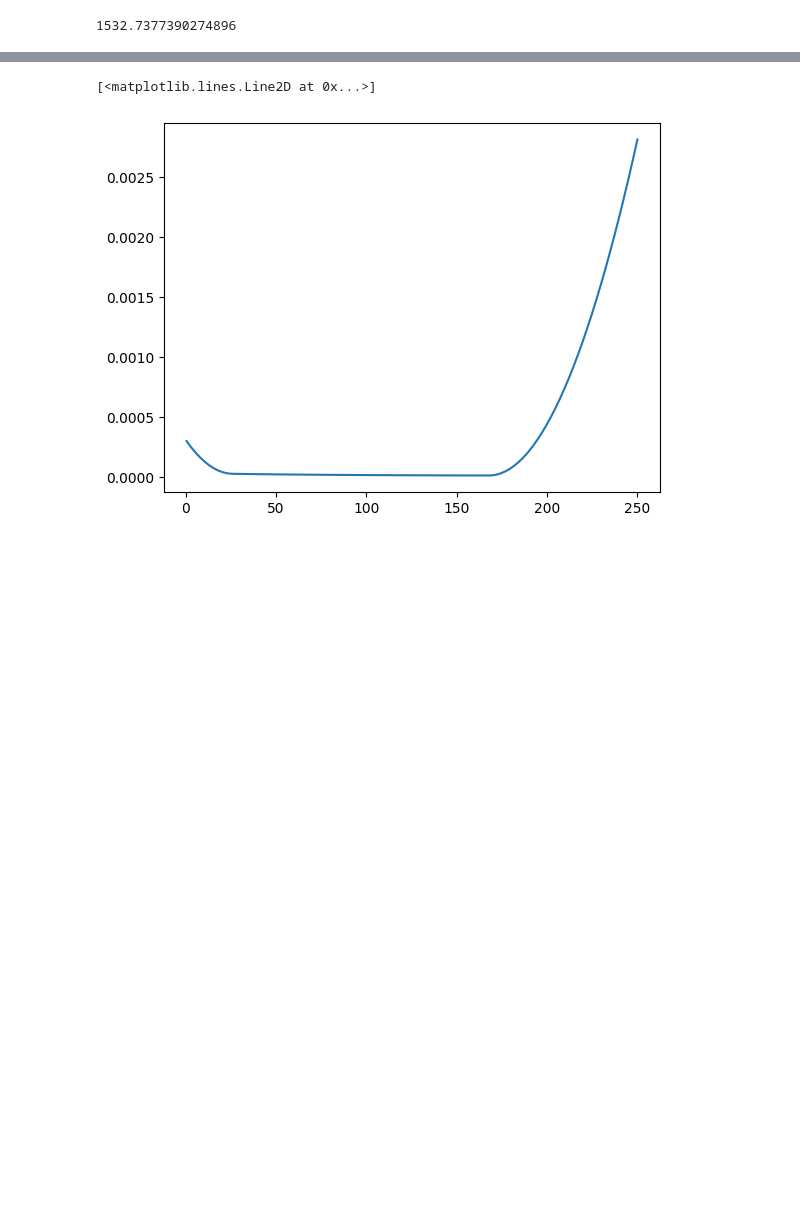
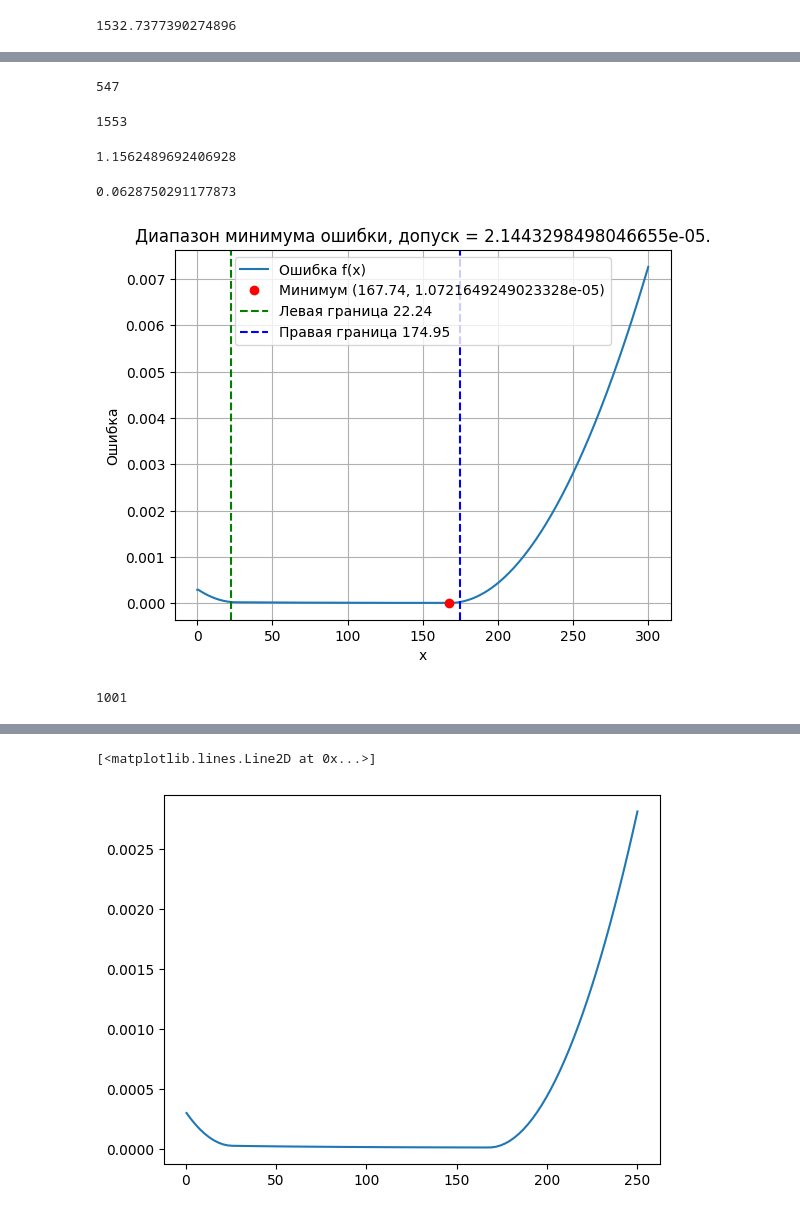
Before and after one commit to nodax-hub/Simulate, a Jupyter notebook: copmensate.ipynb, the cells around one changed output, grey strips where cells are left out. Drawn from its saved outputs; the diff is of its cells as text; code cells hidden in the pictures; blank space fills up the shorter version.

```diff
--- a/copmensate.ipynb
+++ b/copmensate.ipynb
@@ -254,4 +247,0 @@ a = np.where(abs(diff) < 0.5, 1, 0)
-# %%
-x = r.keys()
-y = diff
-plt.plot(x, y)
@@ -260,0 +304,26 @@ plt.plot(x, y)
+# %%
+from typing import Callable
+
+
+class EvalCache:
+    """Обёртка над func с кэшированием и счётчиком вызовов."""
+
+    def __init__(self, func: Callable[[float], float]):
+        self.func = func
+        self.cache = {}
+        self.n_calls = 0
+
+    def __call__(self, x: float) -> float:
+        self.n_calls += 1
+
+        if x <= 0:
+            raise ValueError("x должен быть > 0")
+
+        key = float(x)
+        if key in self.cache:
+            return self.cache[key]
+
+        y = self.func(x)
+        self.cache[key] = y
+
+        return y
@@ -260,0 +371,2 @@ plt.plot(x, y)
+# %%
+f = EvalCache(error_func)
@@ -260,0 +429,34 @@ plt.plot(x, y)
+# %%
+len(fabs.cache)
+# %% [output]
+547
+# %%
+fabs.n_calls
+# %% [output]
+1553
+# %%
+fabs(169)
+# %% [output]
+1.1562489692406928
+# %%
+fabs(26)
+# %% [output]
+0.0628750291177873
+# %%
+start_x = 1.e-5
+stop_x = 300
+
+error_interval = find_optimal_error_interval(
+    f,
+    start_x=start_x,
+    stop_x=stop_x,
+    n_points=500,
+    delta=2,  # % допуска
+)
+interval, optimum = error_interval
+# %% [output]
+[figure, added]
+# %%
+f.n_calls
+# %% [output]
+1001
```
Also changed, not shown: parts of 45 cells of this notebook, 8 other files.
